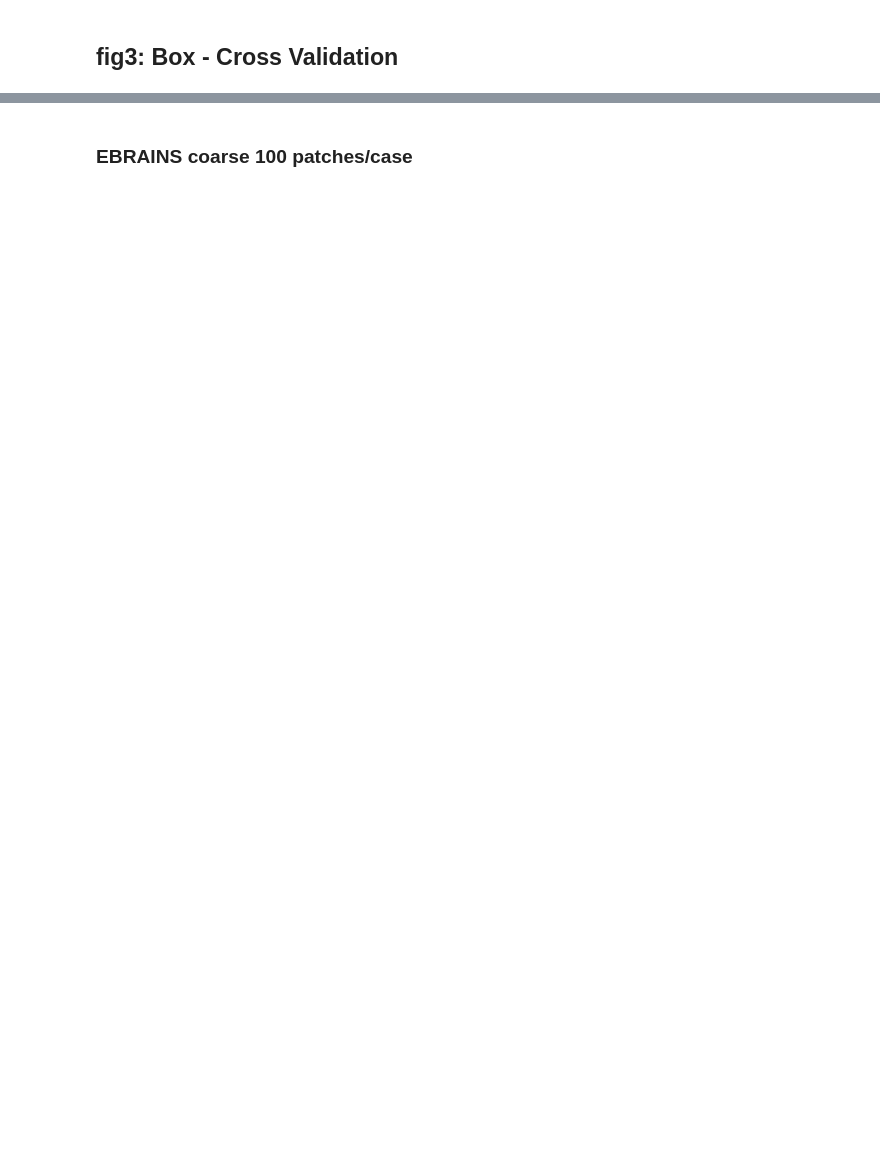
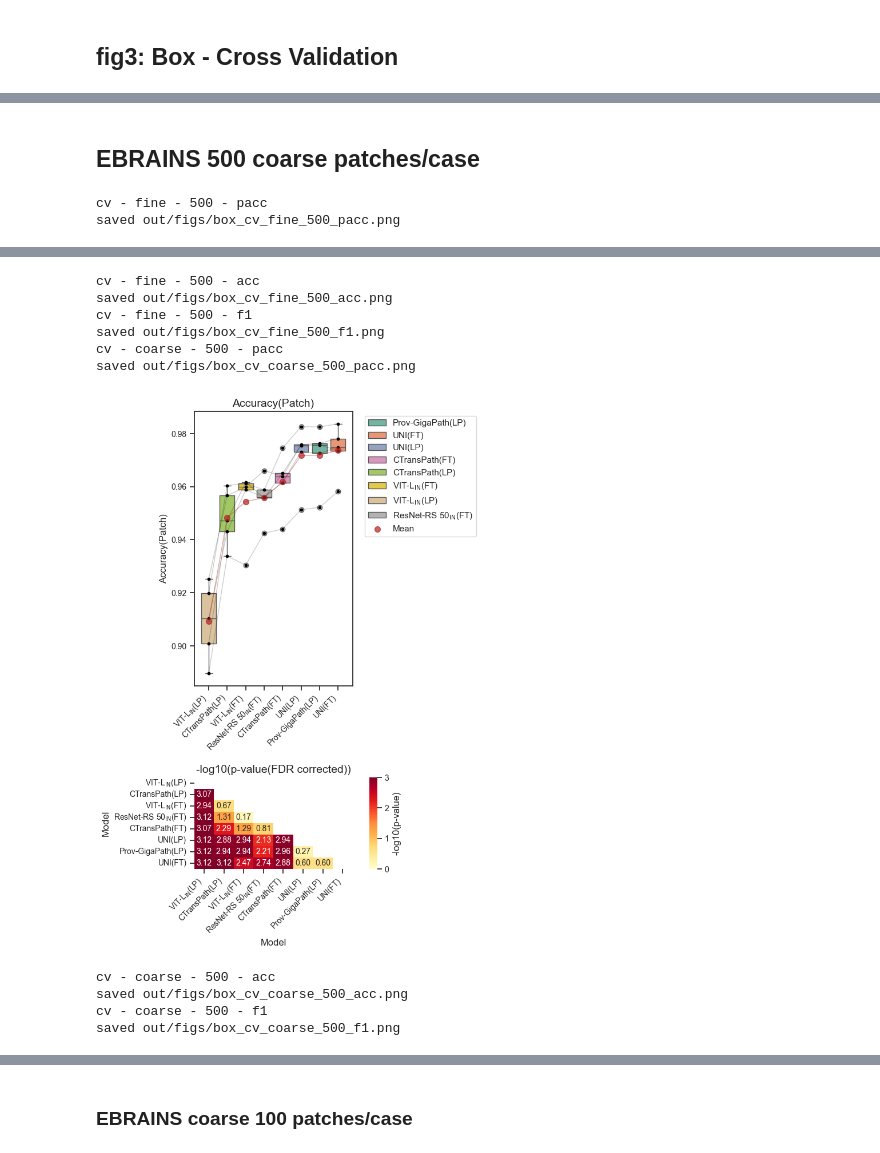
Before and after one commit to endaaman/bt, a Jupyter notebook: notes/note_metrics.ipynb, the cells around one changed output, grey strips where cells are left out. Drawn from its saved outputs; the diff is of its cells as text; code cells hidden in the pictures; blank space fills up the shorter version.

```diff
--- a/notes/note_metrics.ipynb
+++ b/notes/note_metrics.ipynb
@@ -252,0 +290,13 @@ cv - coarse - 100 - F1 score
+# %% [markdown]
+## EBRAINS 500 coarse patches/case
+# %%
+paired_box('cv', False, 500, 'pacc', True)
+paired_box('cv', False, 500, 'acc')
+paired_box('cv', False, 500, 'f1')
+
+paired_box('cv', True, 500, 'pacc', True)
+paired_box('cv', True, 500, 'acc')
+paired_box('cv', True, 500, 'f1')
+# %% [output]
+cv - fine - 500 - pacc
+saved out/figs/box_cv_fine_500_pacc.png
@@ -253 +304,12 @@ cv - coarse - 100 - F1 score
+cv - fine - 500 - acc
+saved out/figs/box_cv_fine_500_acc.png
+cv - fine - 500 - f1
+saved out/figs/box_cv_fine_500_f1.png
+cv - coarse - 500 - pacc
+saved out/figs/box_cv_coarse_500_pacc.png
+[figure, added]
+cv - coarse - 500 - acc
+saved out/figs/box_cv_coarse_500_acc.png
+cv - coarse - 500 - f1
+saved out/figs/box_cv_coarse_500_f1.png
 # %% [markdown]
```
Also changed, not shown: parts of 27 cells of this notebook, 1 other file.
